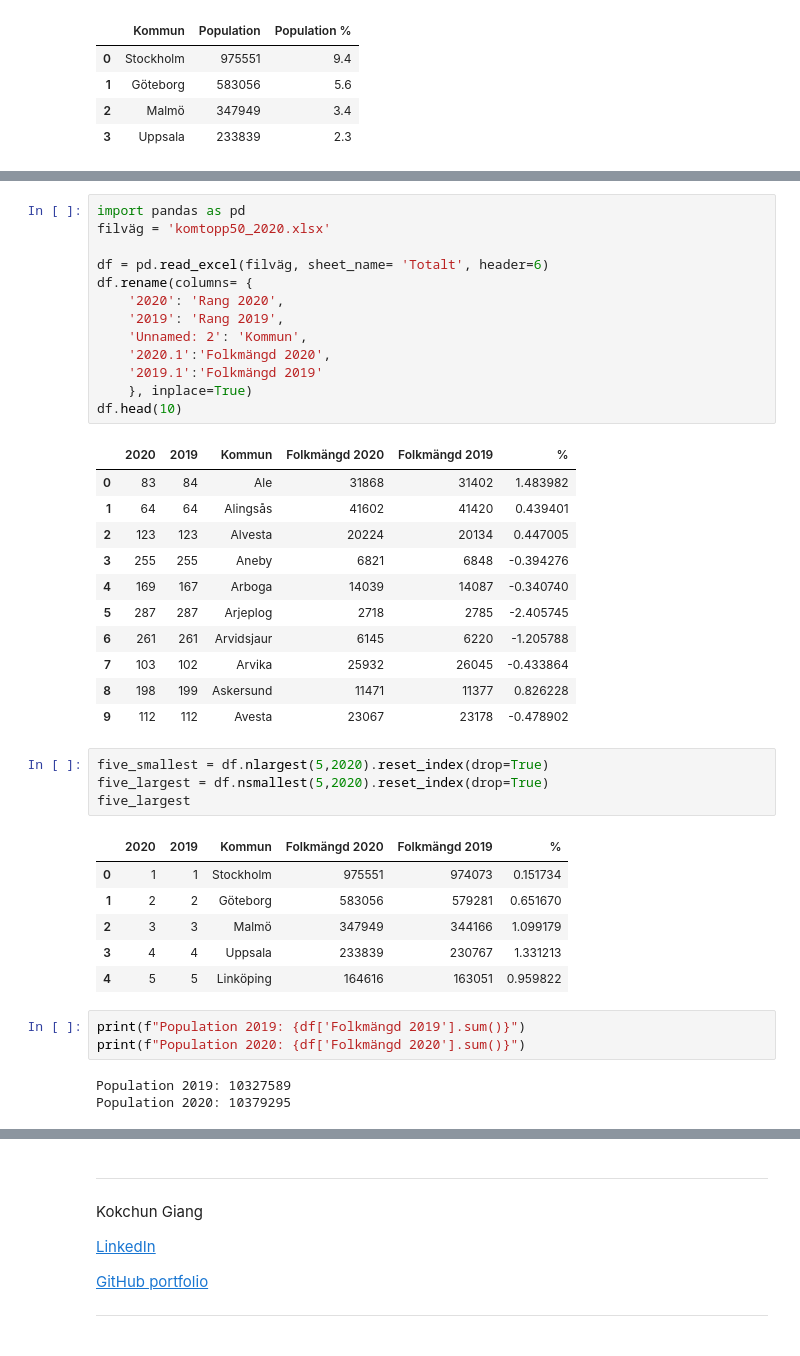
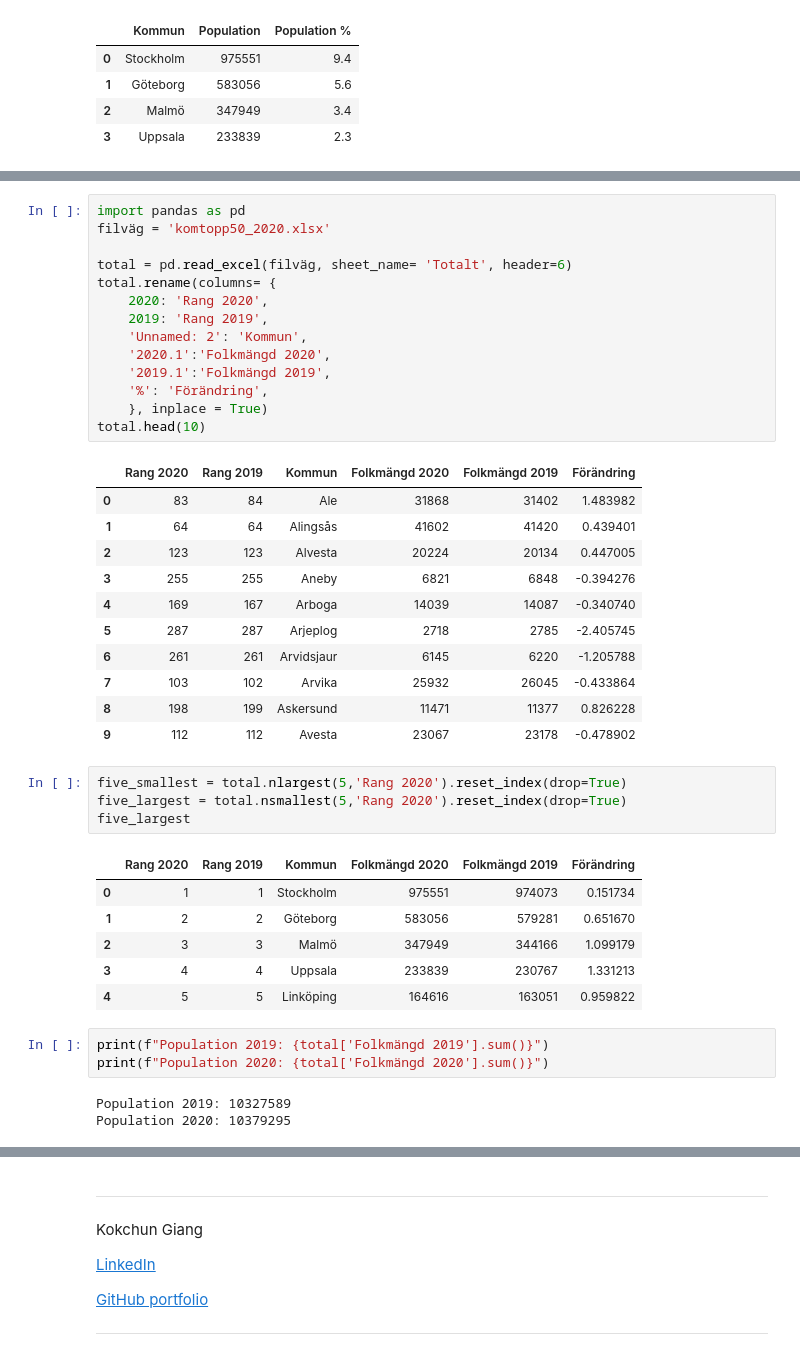
Before and after one commit to SebastianPetersson/Databehandling-SEBASTIAN-PETERSSON, a Jupyter notebook: Exercises/E00_pandas_basic_syntax.ipynb, the cells around one changed output, grey strips where cells are left out. Cells and saved outputs as stored; diff of their text form.

```diff
--- a/Exercises/E00_pandas_basic_syntax.ipynb
+++ b/Exercises/E00_pandas_basic_syntax.ipynb
@@ -225,18 +225,19 @@ f)
 # %%
 import pandas as pd
 filväg = 'komtopp50_2020.xlsx'
 
-df = pd.read_excel(filväg, sheet_name= 'Totalt', header=6)
-df.rename(columns= {
-    '2020': 'Rang 2020',
-    '2019': 'Rang 2019',
+total = pd.read_excel(filväg, sheet_name= 'Totalt', header=6)
+total.rename(columns= {
+    2020: 'Rang 2020',
+    2019: 'Rang 2019',
     'Unnamed: 2': 'Kommun',
     '2020.1':'Folkmängd 2020',
-    '2019.1':'Folkmängd 2019'
-    }, inplace=True)
-df.head(10)
+    '2019.1':'Folkmängd 2019',
+    '%': 'Förändring',
+    }, inplace = True)
+total.head(10)
 # %% [output]
-|  | 2020 | 2019 | Kommun | Folkmängd 2020 | Folkmängd 2019 | % |
+|  | Rang 2020 | Rang 2019 | Kommun | Folkmängd 2020 | Folkmängd 2019 | Förändring |
 | 0 | 83 | 84 | Ale | 31868 | 31402 | 1.483982 |
 | 1 | 64 | 64 | Alingsås | 41602 | 41420 | 0.439401 |
 | 2 | 123 | 123 | Alvesta | 20224 | 20134 | 0.447005 |
@@ -248,19 +249,19 @@ df.head(10)
 | 8 | 198 | 199 | Askersund | 11471 | 11377 | 0.826228 |
 | 9 | 112 | 112 | Avesta | 23067 | 23178 | -0.478902 |
 # %%
-five_smallest = df.nlargest(5,2020).reset_index(drop=True)
-five_largest = df.nsmallest(5,2020).reset_index(drop=True)
+five_smallest = total.nlargest(5,'Rang 2020').reset_index(drop=True)
+five_largest = total.nsmallest(5,'Rang 2020').reset_index(drop=True)
 five_largest
 # %% [output]
-|  | 2020 | 2019 | Kommun | Folkmängd 2020 | Folkmängd 2019 | % |
+|  | Rang 2020 | Rang 2019 | Kommun | Folkmängd 2020 | Folkmängd 2019 | Förändring |
 | 0 | 1 | 1 | Stockholm | 975551 | 974073 | 0.151734 |
 | 1 | 2 | 2 | Göteborg | 583056 | 579281 | 0.651670 |
 | 2 | 3 | 3 | Malmö | 347949 | 344166 | 1.099179 |
 | 3 | 4 | 4 | Uppsala | 233839 | 230767 | 1.331213 |
 | 4 | 5 | 5 | Linköping | 164616 | 163051 | 0.959822 |
 # %%
-print(f"Population 2019: {df['Folkmängd 2019'].sum()}")
-print(f"Population 2020: {df['Folkmängd 2020'].sum()}")
+print(f"Population 2019: {total['Folkmängd 2019'].sum()}")
+print(f"Population 2020: {total['Folkmängd 2020'].sum()}")
 # %% [output]
 Population 2019: 10327589
 Population 2020: 10379295
```
Also changed, not shown: parts of 23 cells of this notebook.
